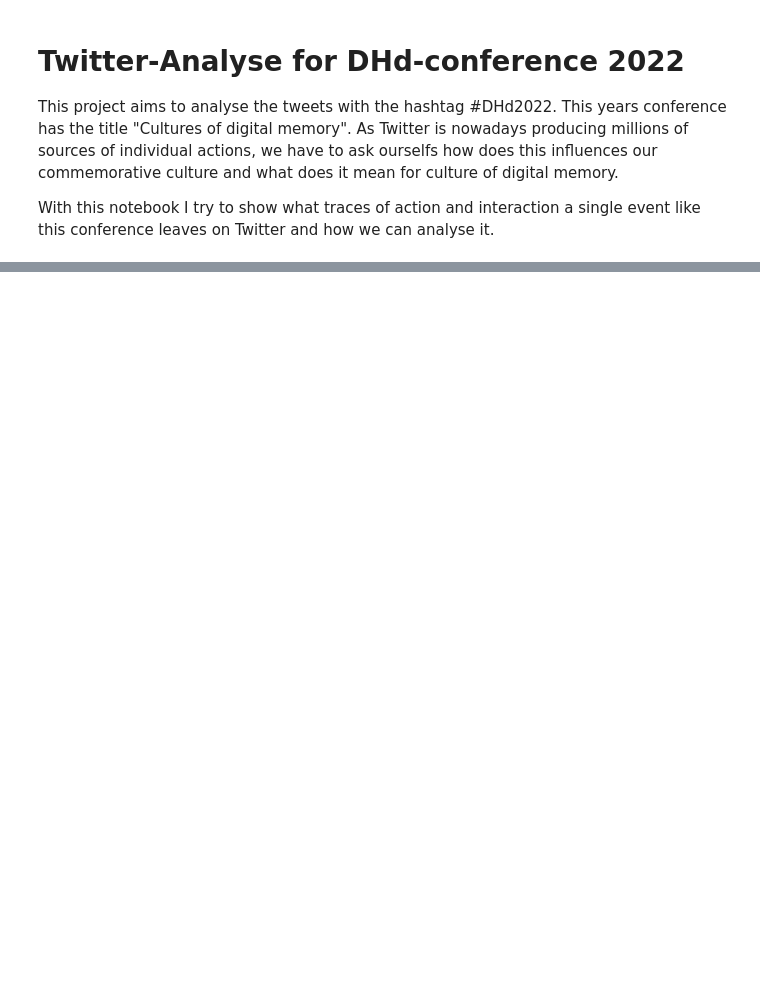
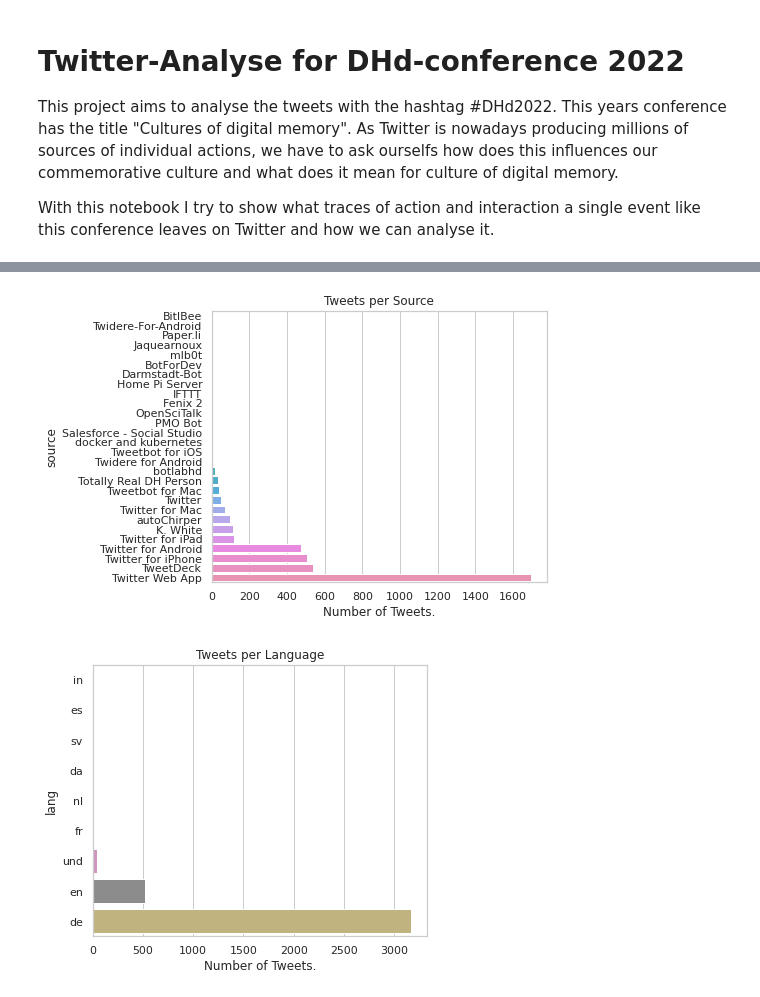
Before and after one commit to Leano1998/DHd2022, a Jupyter notebook: Twitter_DHd2022.ipynb, the cells around one changed output, grey strips where cells are left out. Saved outputs shown, nothing was run; the diff lists cells and outputs as text; code cells hidden in the pictures; blank space fills up the shorter version.

```diff
--- a/Twitter_DHd2022.ipynb
+++ b/Twitter_DHd2022.ipynb
@@ -9,3 +6,11 @@ import pandas as pd
+# %%
+from load_tweets import *
+import pandas as pd
+import matplotlib.pyplot as plt
+import seaborn as sns
+import numpy as np
+sns.set_theme(style="whitegrid")
+plt.rcParams["figure.figsize"] = (6, 5)
 # %%
 """
 Connecting to the API-Client and downloading the tweets with #DHd2022.
@@ -16,6 +21,9 @@ tweetsDHd = []
 while next_token is not None and str(next_token) != '':
     next_token = None if next_token == "start" else next_token
     tmp = search_tweets('#DHd2022', next_token)
+    if tmp is None:
+        tweetsDHd = None
+        break
     try:
         next_token = tmp["meta"]["next_token"]
     except KeyError:
@@ -80,0 +88,22 @@ tweets_user
+# %%
+def bar_plot(value: str, df: pd.DataFrame, title: str, xlabel: str=""):
+    """
+    Creates a bar-plot by counting the occurrences of a given value.
+
+    :param value: The value to plot.
+    :param df: The Dataframe with the values.
+    :param title: The title of the dataframe.
+    :param xlable: The lable for the x-axe. Default: the name of the plotted value.
+    """
+    sns.barplot(data=tweets_data.groupby(by=value, as_index=False).count()[[value, "id"]].sort_values(by="id"),
+                y=value, x="id", orient='h')
+    if xlabel != "":
+        plt.xlabel(xlabel)
+    plt.title(title)
+    plt.show()
+
+bar_plot("source", tweets_data, "Tweets per Source", "Number of Tweets.")
+bar_plot("lang", tweets_data, "Tweets per Language", "Number of Tweets.")
+# %% [output]
+[figure, added]
+[figure, added]
```
Also changed, not shown: parts of 8 cells of this notebook.
